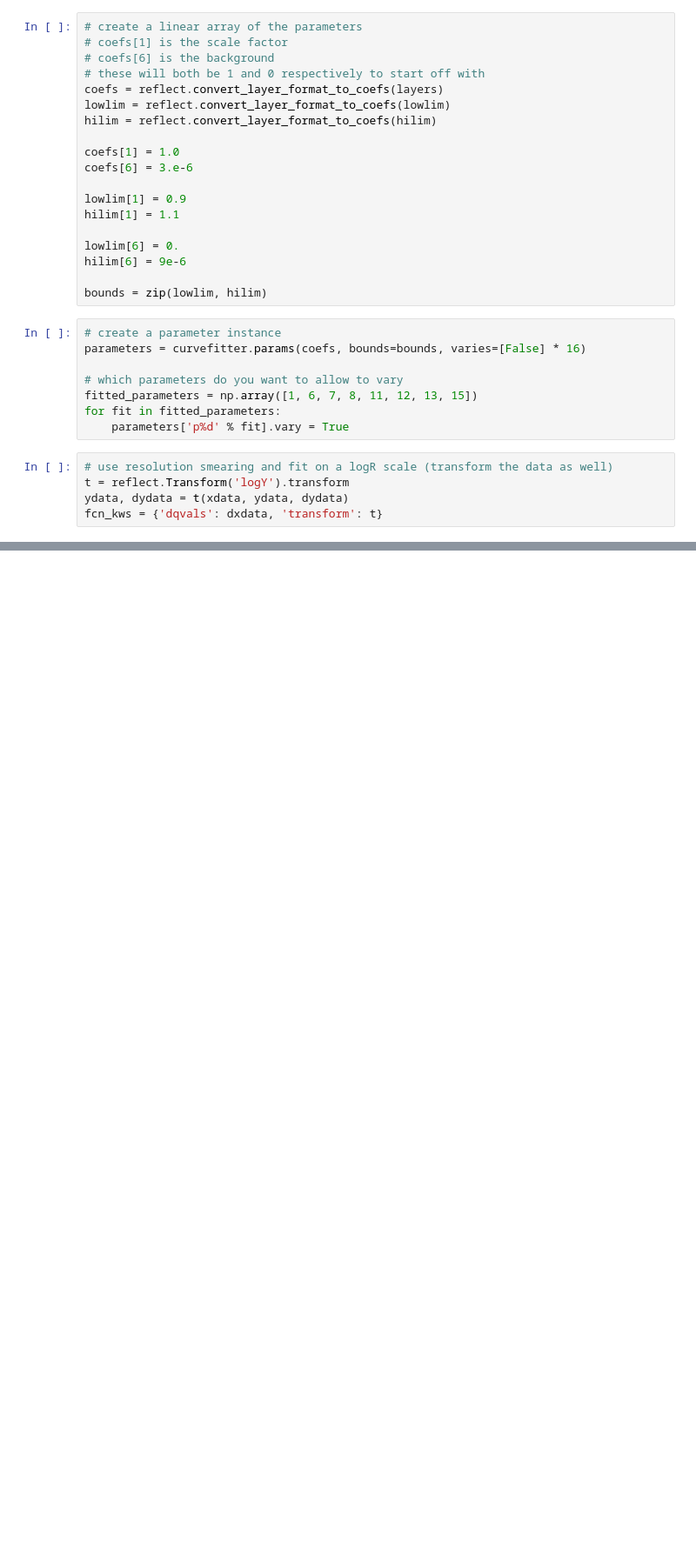
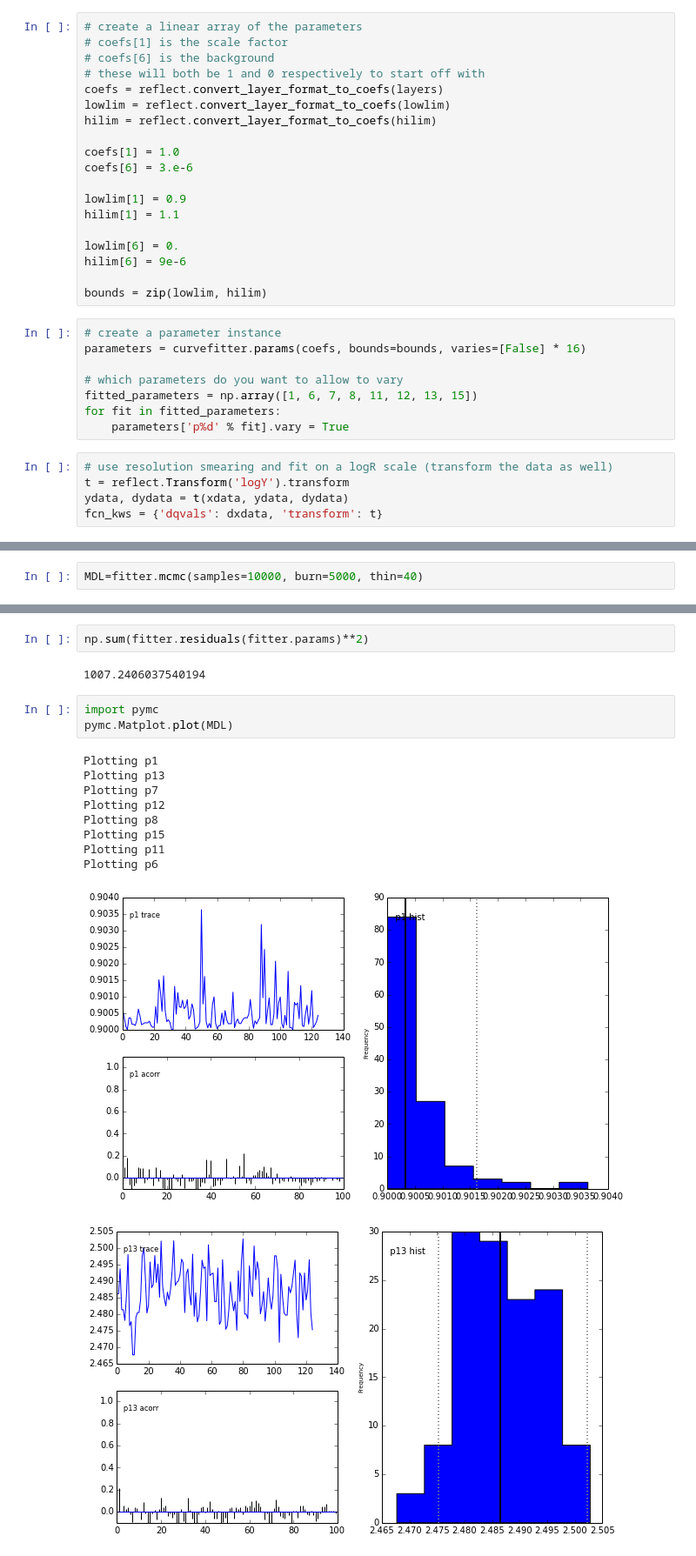
Before and after one commit to refnx/refnx, a Jupyter notebook: data/reflectometry_analysis.ipynb, the cells around one changed output, grey strips where cells are left out. Shown: that part at 87% size. Saved outputs shown, nothing was run; the diff lists cells and outputs as text; blank space fills up the shorter version.

Commit message:
MAINT: finally getting the pymc working properly.

```diff
--- a/data/reflectometry_analysis.ipynb
+++ b/data/reflectometry_analysis.ipynb
@@ -144,0 +119,2 @@ print(fit_report(parameters))
+# %%
+MDL=fitter.mcmc(samples=10000, burn=5000, thin=40)
@@ -164,0 +143,18 @@ print(fit_report(fitter))
+# %%
+np.sum(fitter.residuals(fitter.params)**2)
+# %% [output]
+1007.2406037540194
+# %%
+import pymc
+pymc.Matplot.plot(MDL)
+# %% [output]
+Plotting p1
+Plotting p13
+Plotting p7
+Plotting p12
+Plotting p8
+Plotting p15
+Plotting p11
+Plotting p6
+[figure, added]
+[figure, added]
```
Also changed, not shown: parts of 7 cells of this notebook, 2 other files.
